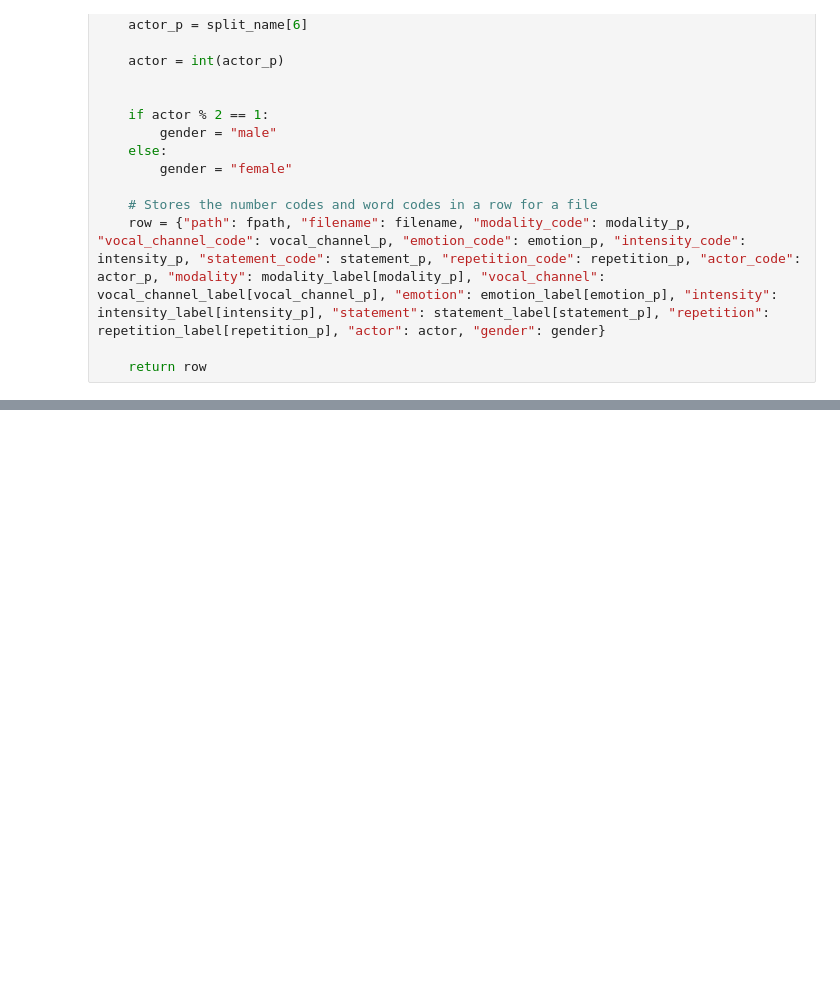
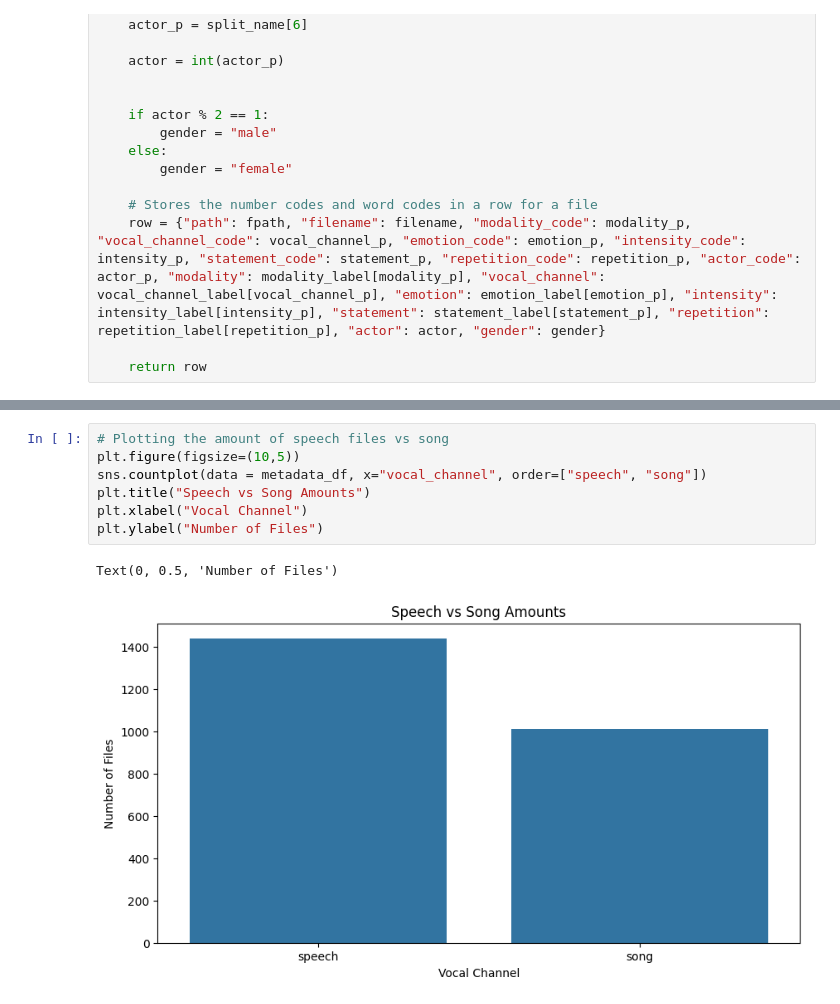
Before and after one commit to daley-tyler/Project_CSE432-532, a Jupyter notebook: SER_Project/notebooks/Data_Wrangling_Feature_4.ipynb, the cells around one changed output, grey strips where cells are left out. Saved outputs shown, nothing was run; the diff lists cells and outputs as text; blank space fills up the shorter version.

```diff
--- a/SER_Project/notebooks/Data_Wrangling_Feature_4.ipynb
+++ b/SER_Project/notebooks/Data_Wrangling_Feature_4.ipynb
@@ -87,0 +104,10 @@ Files:  2452
+# %%
+# Plotting the amount of speech files vs song
+plt.figure(figsize=(10,5))
+sns.countplot(data = metadata_df, x="vocal_channel", order=["speech", "song"])
+plt.title("Speech vs Song Amounts")
+plt.xlabel("Vocal Channel")
+plt.ylabel("Number of Files")
+# %% [output]
+Text(0, 0.5, 'Number of Files')
+[figure, added]
```
Also changed, not shown: parts of 2 cells of this notebook.
